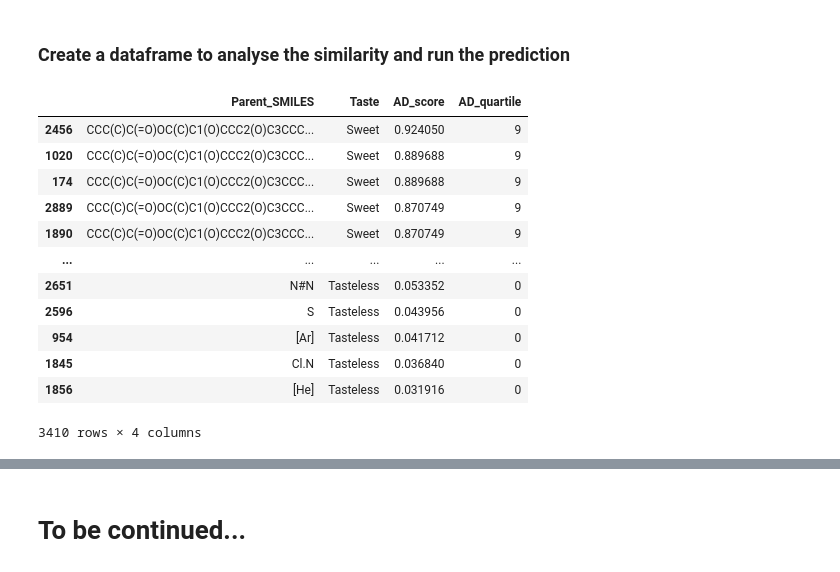
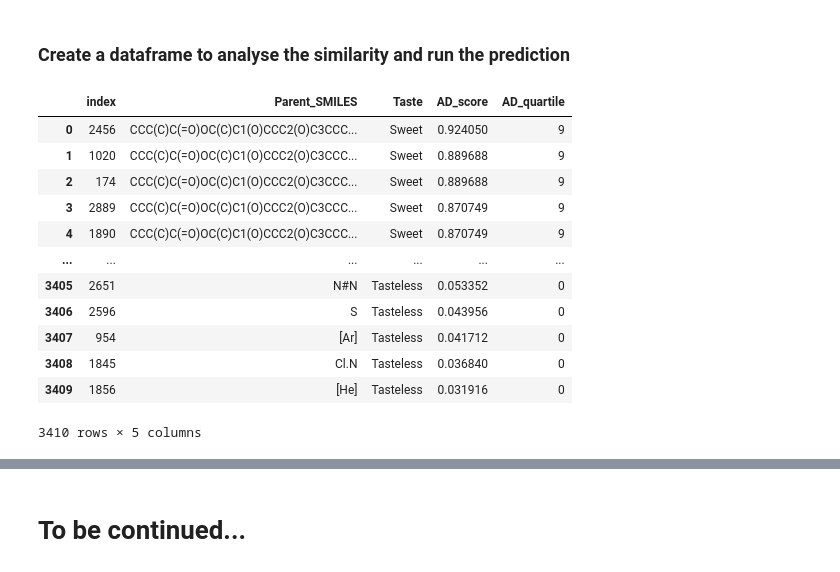
Before and after one commit to lorenzopallante/VirtuousMultiTaste, a Jupyter notebook: notebook/ApplicabilityDonain.ipynb, the cells around one changed output, grey strips where cells are left out. Saved outputs shown, nothing was run; the diff lists cells and outputs as text; code cells hidden in the pictures.

```diff
--- a/notebook/ApplicabilityDonain.ipynb
+++ b/notebook/ApplicabilityDonain.ipynb
@@ -133,28 +167,29 @@ for i in tqdm(range(len(DB_test))):
 # %%
 test_AD = pd.DataFrame()
 test_AD["Parent_SMILES"] = DB_test.Parent_SMILES
 test_AD["Taste"] = DB_test.Taste
 test_AD["AD_score"] = test_scores
 
 # divide the test set into quartiles according to the AD score
 test_AD = test_AD.sort_values(by="AD_score", ascending=False)
 test_AD["AD_quartile"] = pd.qcut(test_AD["AD_score"], 10, labels=False)
 test_AD["AD_quartile"] = test_AD["AD_quartile"].astype("int")
+test_AD.reset_index(inplace=True)
 test_AD
 # %% [output]
-|  | Parent_SMILES | Taste | AD_score | AD_quartile |
-| 2456 | CCC(C)C(=O)OC(C)C1(O)CCC2(O)C3CCC... | Sweet | 0.924050 | 9 |
-| 1020 | CCC(C)C(=O)OC(C)C1(O)CCC2(O)C3CCC... | Sweet | 0.889688 | 9 |
-| 174 | CCC(C)C(=O)OC(C)C1(O)CCC2(O)C3CCC... | Sweet | 0.889688 | 9 |
-| 2889 | CCC(C)C(=O)OC(C)C1(O)CCC2(O)C3CCC... | Sweet | 0.870749 | 9 |
-| 1890 | CCC(C)C(=O)OC(C)C1(O)CCC2(O)C3CCC... | Sweet | 0.870749 | 9 |
-| ... | ... | ... | ... | ... |
-| 2651 | N#N | Tasteless | 0.053352 | 0 |
-| 2596 | S | Tasteless | 0.043956 | 0 |
-| 954 | [Ar] | Tasteless | 0.041712 | 0 |
-| 1845 | Cl.N | Tasteless | 0.036840 | 0 |
-| 1856 | [He] | Tasteless | 0.031916 | 0 |
+|  | index | Parent_SMILES | Taste | AD_score | AD_quartile |
+| 0 | 2456 | CCC(C)C(=O)OC(C)C1(O)CCC2(O)C3CCC... | Sweet | 0.924050 | 9 |
+| 1 | 1020 | CCC(C)C(=O)OC(C)C1(O)CCC2(O)C3CCC... | Sweet | 0.889688 | 9 |
+| 2 | 174 | CCC(C)C(=O)OC(C)C1(O)CCC2(O)C3CCC... | Sweet | 0.889688 | 9 |
+| 3 | 2889 | CCC(C)C(=O)OC(C)C1(O)CCC2(O)C3CCC... | Sweet | 0.870749 | 9 |
+| 4 | 1890 | CCC(C)C(=O)OC(C)C1(O)CCC2(O)C3CCC... | Sweet | 0.870749 | 9 |
+| ... | ... | ... | ... | ... | ... |
+| 3405 | 2651 | N#N | Tasteless | 0.053352 | 0 |
+| 3406 | 2596 | S | Tasteless | 0.043956 | 0 |
+| 3407 | 954 | [Ar] | Tasteless | 0.041712 | 0 |
+| 3408 | 1845 | Cl.N | Tasteless | 0.036840 | 0 |
+| 3409 | 1856 | [He] | Tasteless | 0.031916 | 0 |
-3410 rows × 4 columns
+3410 rows × 5 columns
 # %%
 # export Parent SMILES into a txt
 test_AD.Parent_SMILES.to_csv(test_path + os.sep + "test_AD_SMILES.txt", sep="\t", index=False, header=False)
```
Also changed, not shown: parts of 10 cells of this notebook.
